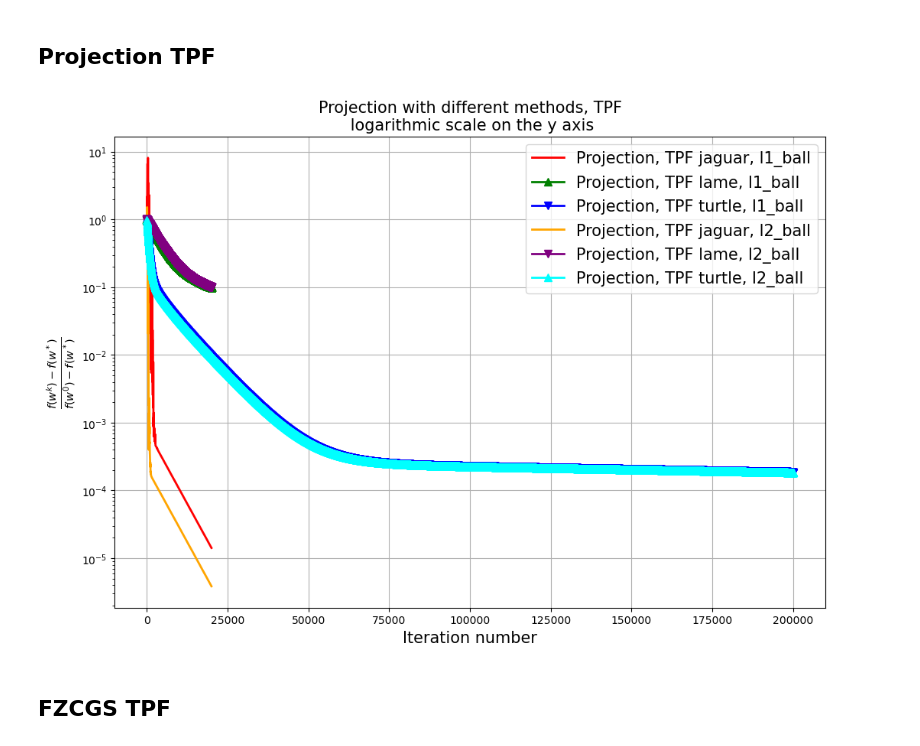
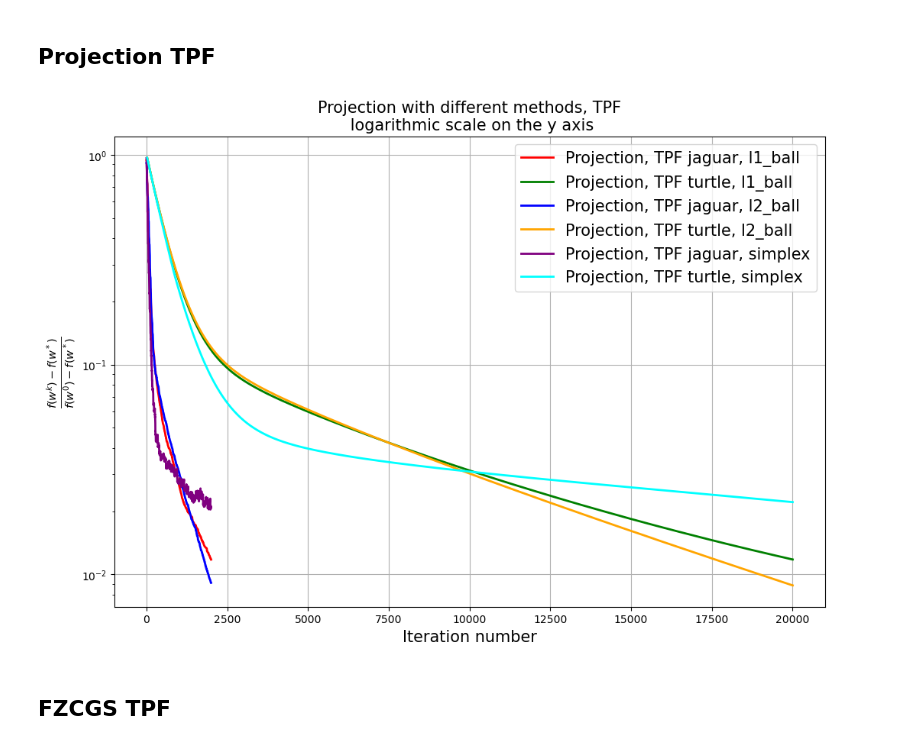
Before and after one commit to minashkinvladislav/Frank_Wolfe, a Jupyter notebook: oracle_calls.ipynb, the cells around one changed output. Cells and saved outputs as stored; diff of their text form; code cells hidden in the pictures.

```diff
--- a/oracle_calls.ipynb
+++ b/oracle_calls.ipynb
@@ -50,7 +44,9 @@ args['criterium'] = 'f(x_k) - f(x^*)'
 args['A'] = optimizers.generate_A(args['d'], args['mu'], args['L'], args['seed'])
 np.random.seed(args['seed'])
 args['b'] = np.random.random_sample(args['d'])
-args['b'] = np.zeros(args['d'])
+#args['b'] = np.zeros(args['d'])
+args['oracle_counter'] = 0
+args['oracle_calls'] = []
 # %% [markdown]
 # Finding x_sol
 # %%
@@ -306,11 +107,12 @@ optimizers.make_err_plot(iterations_fzcgs, errors_fzcgs, y_label=y_label,
 reload(optimizers)
 title = ''
 
-args['max_steps'] = 10 ** 4
+args['max_steps'] = 10 ** 3
 args['batch_size'] = 1
 args['criterium'] = 'f(x_k) - f(x^*)'
 args['use_proj'] = False
 args['norm'] = 1
+args['prob'] = 0.7
 
 #####
 args['grad_curr'] = np.zeros(args['d'])
@@ -326,9 +128,8 @@ for Q, w_0, R_0, w_sol in zip(['l1_ball', 'l2_ball', 'simplex'],
                               [w_true_sol_l1, w_true_sol_l2, w_true_sol_simp]):
     args['x_sol'] = w_sol
     for grad, name in zip([optimizers.get_grad_tpf_jaguar,
-                           optimizers.get_grad_tpf_lame_v1,
                            optimizers.get_grad_tpf_lame_v2],
-                          ['TPF jaguar', 'TPF lame', 'TPF turtle']):
+                          ['TPF jaguar', 'TPF turtle']):
         if name == 'TPF jaguar':
             args['jaguar'] = True
         else:
@@ -341,7 +142,7 @@ for Q, w_0, R_0, w_sol in zip(['l1_ball', 'l2_ball', 'simplex'],
 
         label = f'MBFW, {name}, {Q}'
 
-        _, errors, _, _ = calculate(args, optimizer, R_0, label, title)
+        _, errors, _, _, _ = calculate(args, optimizer, R_0, label, title)
         iterations_mbfw.append(args['oracle_calls'])
         errors_mbfw.append(errors)
         labels_mbfw.append(label)
@@ -359,13 +160,12 @@ optimizers.make_err_plot(iterations_mbfw, errors_mbfw, y_label=y_label,
 reload(optimizers)
 title = ''
 
-args['max_steps'] = 10 ** 4
+args['max_steps'] = 10 ** 3
 args['batch_size'] = 1
 args['criterium'] = 'f(x_k) - f(x^*)'
 args['use_proj'] = False
 args['norm'] = 1
-args['p'] = 1. / (args['d'] - 1)
-
+args['prob'] = 1e-3
 #####
 args['grad_curr'] = np.zeros(args['d'])
 ######
@@ -380,9 +180,8 @@ for Q, w_0, R_0, w_sol in zip(['l1_ball', 'l2_ball', 'simplex'],
                               [w_true_sol_l1, w_true_sol_l2, w_true_sol_simp]):
     args['x_sol'] = w_sol
     for grad, name in zip([optimizers.get_grad_tpf_jaguar,
-                           optimizers.get_grad_tpf_lame_v1,
                            optimizers.get_grad_tpf_lame_v2],
-                          ['TPF jaguar', 'TPF lame', 'TPF turtle']):
+                          ['TPF jaguar', 'TPF turtle']):
         args['set'] = Q
         args['oracle_counter'] = 0
         args['oracle_calls'] = []
@@ -396,7 +195,7 @@ for Q, w_0, R_0, w_sol in zip(['l1_ball', 'l2_ball', 'simplex'],
 
         label = f'FW, {name}, {Q}'
 
-        _, errors, _, _ = calculate(args, optimizer, R_0, label, title)
+        _, errors, _, _, _ = calculate(args, optimizer, R_0, label, title)
         iterations_fw.append(args['oracle_calls'])
         errors_fw.append(errors)
         labels_fw.append(label)
@@ -414,7 +213,7 @@ optimizers.make_err_plot(iterations_fw, errors_fw, y_label=y_label,
 reload(optimizers)
 title = ''
 
-args['max_steps'] = 10 ** 4
+args['max_steps'] = 10 ** 3
 args['batch_size'] = 1
 args['criterium'] = 'f(x_k) - f(x^*)'
 args['use_proj'] = True
@@ -430,15 +229,14 @@ iterations_proj = []
 errors_proj = []
 labels_proj = []
 # 'l2_ball', 'simplex'
-for Q, w_0, R_0, w_sol in zip(['l1_ball', 'l2_ball', 'sim[lex]'],
+for Q, w_0, R_0, w_sol in zip(['l1_ball', 'l2_ball', 'simplex'],
                               [w_0_l1, w_0_l2, w_0_simp],
                               [R_0_l1, R_0_l2, R_0_simp],
                               [w_true_sol_l1, w_true_sol_l2, w_true_sol_simp]):
     args['x_sol'] = w_sol
     for grad, name in zip([optimizers.get_grad_tpf_jaguar,
-                           optimizers.get_grad_tpf_lame_v1,
                            optimizers.get_grad_tpf_lame_v2],
-                          ['TPF jaguar', 'TPF lame', 'TPF turtle']):
+                          ['TPF jaguar', 'TPF turtle']):
         args['set'] = Q
         args['oracle_counter'] = 0
         args['oracle_calls'] = []
@@ -447,19 +245,19 @@ for Q, w_0, R_0, w_sol in zip(['l1_ball', 'l2_ball', 'sim[lex]'],
 
         label = f'Projection, {name}, {Q}'
 
-        _, errors, _, _ = calculate(args, optimizer, R_0, label, title)
+        _, errors, _, _, _ = calculate(args, optimizer, R_0, label, title)
         iterations_proj.append(args['oracle_calls'])
         errors_proj.append(errors)
         labels_proj.append(label)
 # %%
 title = "Projection with different methods, TPF"
 y_label = r'$\frac{f(w^k) - f(w^*)}{f(w^0) - f(w^*)}$'
 
 optimizers.make_err_plot(iterations_proj, errors_proj, y_label=y_label,
                          labels=labels_proj, title=title,
-                         markers=[None, "^", "v", None, "v", "^"])
+                         markers=[None]*100)
 # %% [output]
-[figure, old version]
+[figure, new version]
 # %% [markdown]
 ## FZCGS TPF
 # %%
```
Also changed, not shown: parts of 20 cells of this notebook, 2 other files.
